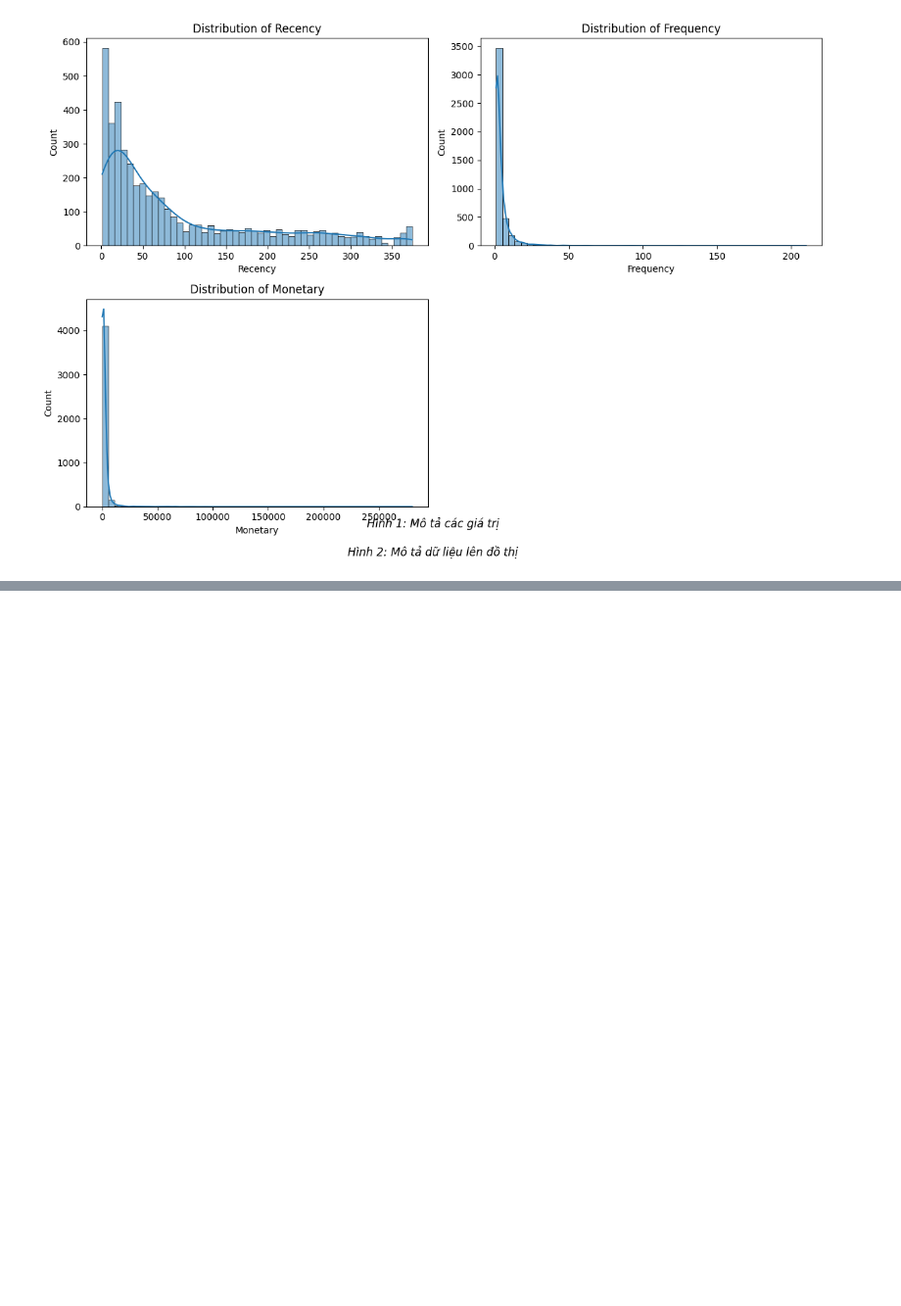
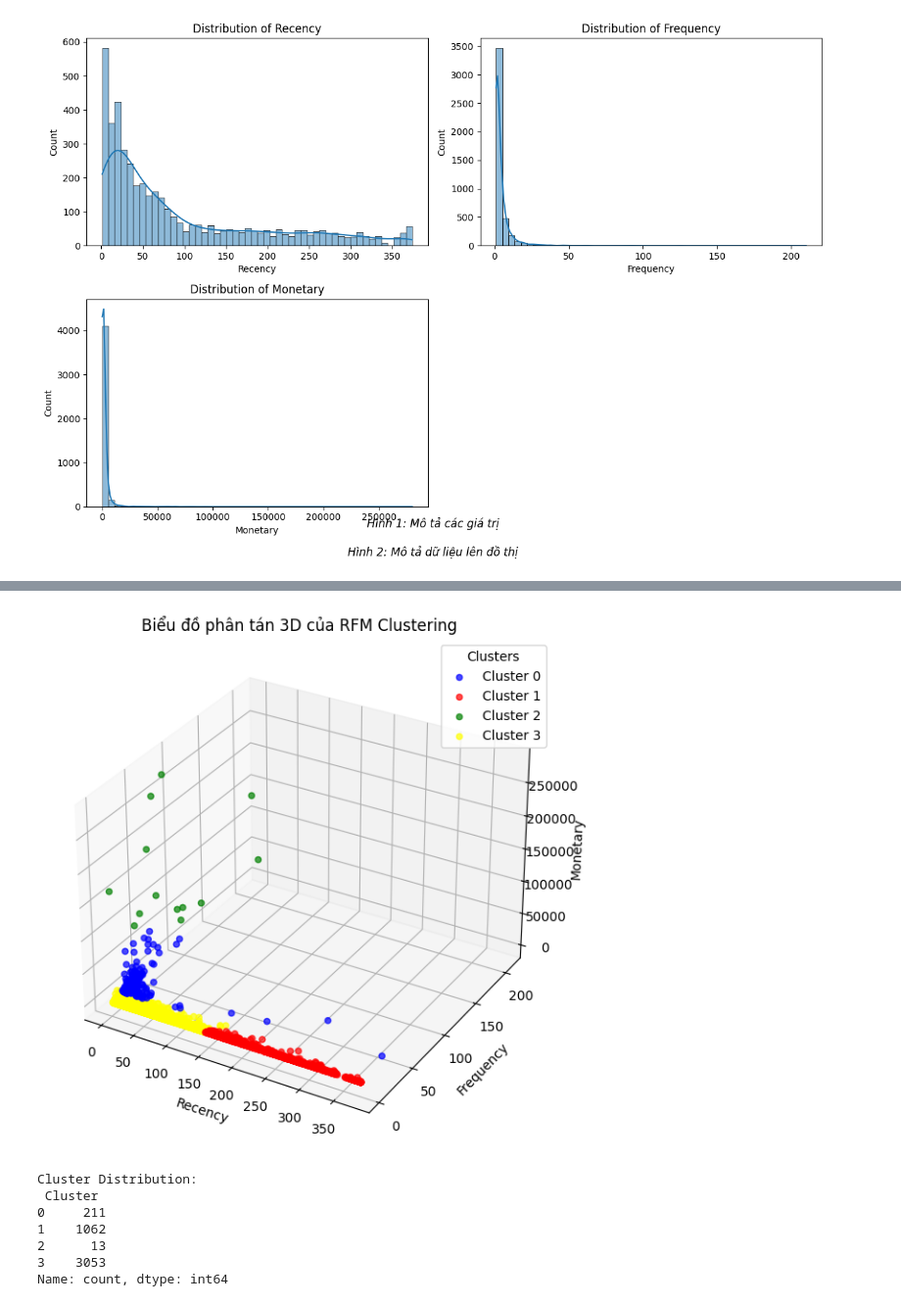
Before and after one commit to lowtech1/Customer_Segmentation, a Jupyter notebook: DA2.ipynb, the cells around one changed output, grey strips where cells are left out. Shown at 98% size. Saved outputs shown, nothing was run; the diff lists cells and outputs as text; code cells hidden in the pictures; blank space fills up the shorter version.

```diff
--- a/DA2.ipynb
+++ b/DA2.ipynb
@@ -34,0 +101,3 @@ memory usage: 33.1+ MB
+# %%
+df['Invoice'] = df['Invoice'].astype("str")
+df[df['Invoice'].str.match('^\\d{6}$') == False ]
@@ -34,0 +129,3 @@ memory usage: 33.1+ MB
+# %%
+df['StockCode'] = df['StockCode'].astype('str')
+df[(df['StockCode'].str.match('^\\d{5}$')== False) & (df['StockCode'].str.match('^\\d{5}[a-zA-Z]+$')== False) ]['StockCode'].unique()
@@ -437,0 +670,13 @@ plt.show()
+# %%
+# Xác định danh sách các cột (features) cần chuyển hóa
+features = ['Recency', 'Frequency', 'Monetary']
+
+# Chuẩn hóa 0-1
+scaler = StandardScaler()
+
+# Fit and transform
+rfm_scaled = scaler.fit_transform(rfm[features])
+
+# Chuyển đổi mảng NumPy kết quả trở lại thành DataFrame Pandas
+rfm_scaled = pd.DataFrame(rfm_scaled, columns=features)
+rfm_scaled.head()
@@ -506,7 +741,7 @@ plt.show()
 optimal_k = 4
 
 # Initialize KMeans with the optimal number of clusters
-kmeans = KMeans(n_clusters=optimal_k, random_state=42, n_init=10)
+kmeans = KMeans(n_clusters=optimal_k, random_state=42, n_init=15)
 
 # Fit KMeans and assign cluster labels
 rfm['Cluster'] = kmeans.fit_predict(rfm_scaled)
@@ -516,29 +758,33 @@ rfm.head()
 # %%
-
 # Màu sắc cho các cụm
 colors = {0: 'blue', 1: 'red', 2: 'green', 3:'yellow'}
-data['Color'] = data['Cluster'].map(colors)
+rfm['Color'] = rfm['Cluster'].map(colors)
 
 # Vẽ biểu đồ 3D
-fig = plt.figure(figsize=(10, 7))
+fig = plt.figure(figsize=(10 , 7))
 ax = fig.add_subplot(111, projection='3d')
 
 # Vẽ từng cụm với màu sắc tương ứng
-for cluster in np.unique(data['Cluster']):
-    cluster_data = data[data['Cluster'] == cluster]
+for cluster in np.unique(rfm['Cluster']):
+    cluster_data = rfm[rfm['Cluster'] == cluster]
     ax.scatter(cluster_data['Recency'], cluster_data['Frequency'], cluster_data['Monetary'],
                label=f"Cluster {cluster}", color=colors[cluster], alpha=0.7)
 
 # Định dạng biểu đồ
 ax.set_xlabel("Recency")
 ax.set_ylabel("Frequency")
 ax.set_zlabel("Monetary")
 ax.set_title("Biểu đồ phân tán 3D của RFM Clustering")
 ax.legend(title="Clusters")
 
 # Hiển thị biểu đồ
 plt.show()
-
-# Đếm số lượng khách hàng trong từng cụm
-cluster_counts = data['Cluster'].value_counts().sort_index()
-print("Cluster Distribution:\n", cluster_counts)
+# %% [output]
+[figure, added]
+Cluster Distribution:
+ Cluster
+0     211
+1    1062
+2      13
+3    3053
+Name: count, dtype: int64
```
Also changed, not shown: parts of 53 cells of this notebook, 4 other files.
